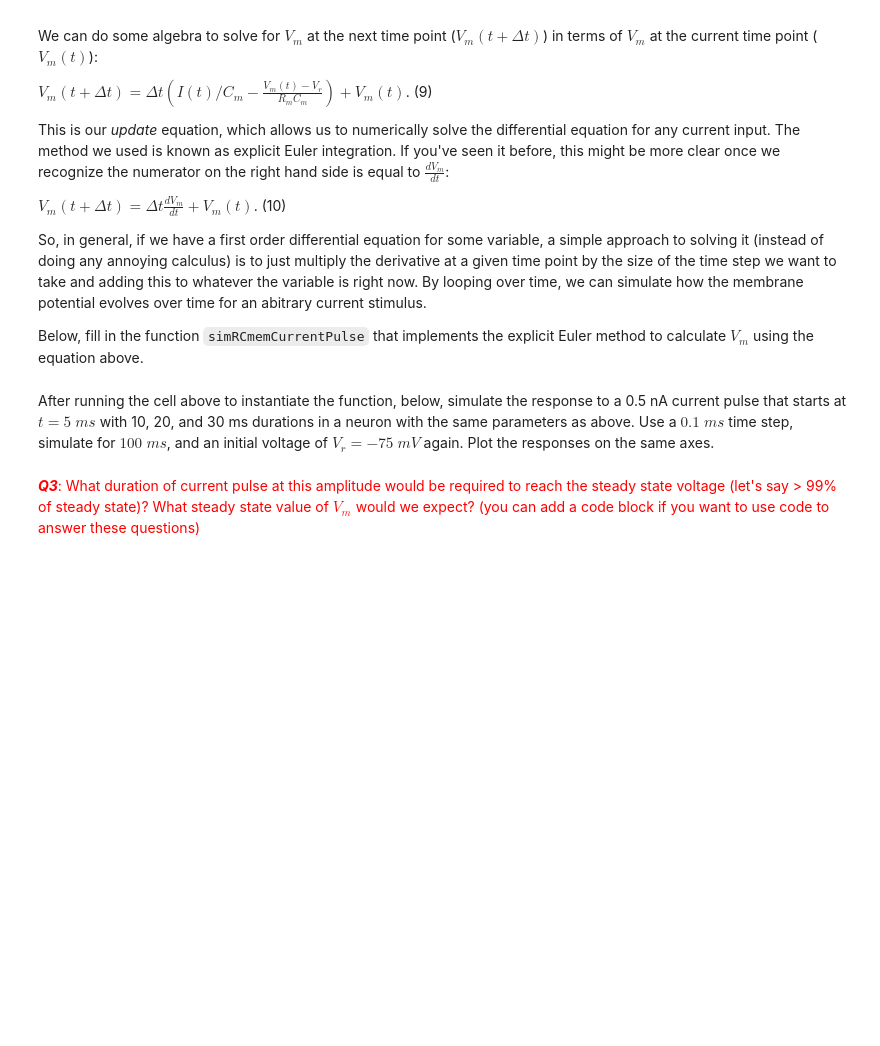
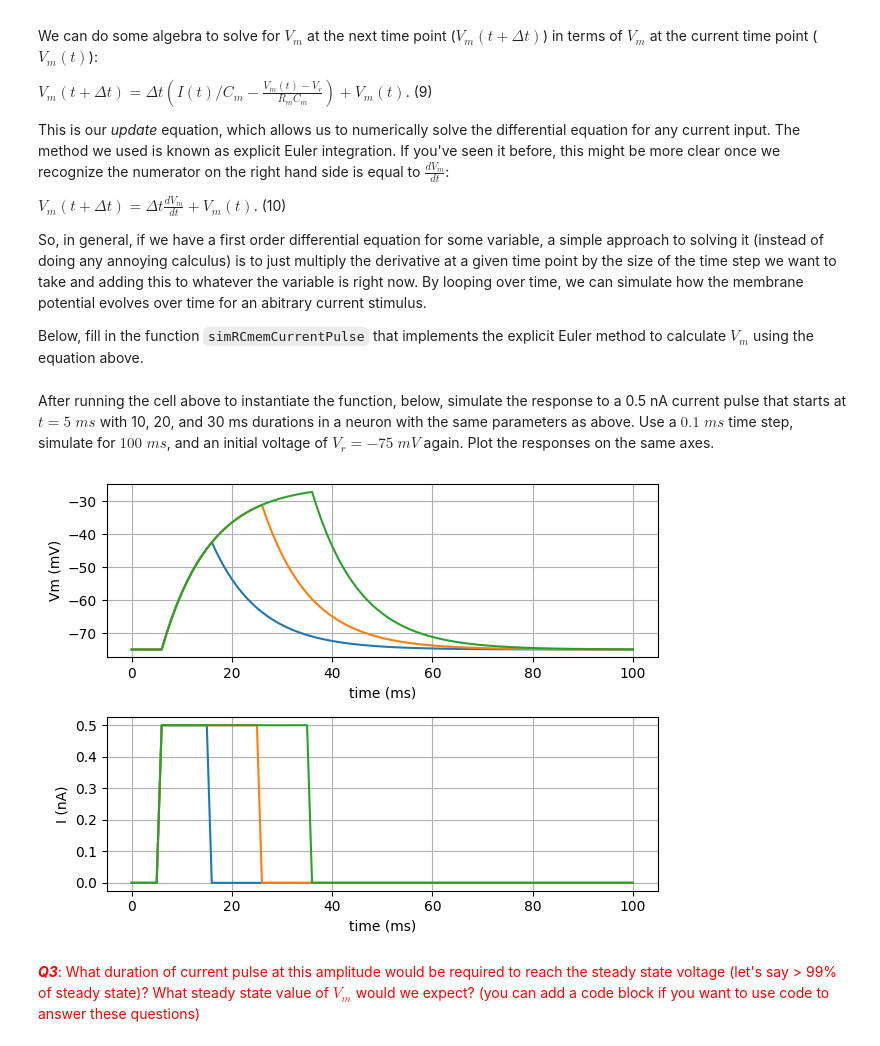
Before and after one commit to lw-miles24/4-CompModNervSys-RCmodel, a Jupyter notebook: CompModNervSys_exercise4.ipynb, the cells around one changed output. Drawn from its saved outputs; the diff is of its cells as text; code cells hidden in the pictures; blank space fills up the shorter version.

```diff
--- a/CompModNervSys_exercise4.ipynb
+++ b/CompModNervSys_exercise4.ipynb
@@ -126,47 +133,64 @@ def simRCmemCurrentPulse(dt,tstop,V0,Rm,Cm,Vr,I_amp,I_del,I_dur):
     # I_amp - amplitude of current pulse (nA)
     # I_del - delay of current pulse (nA)
     # I_dur - duration of current pulse (nA)
-    t = # add time vector here
+    t = np.linspace(0,tstop,int((tstop+1)/dt)) # add time vector here
     I = np.zeros(t.shape) # A
     I[np.logical_and(t > I_del, t <= I_del + I_dur)] = I_amp # make sure you understand how this line works
     Vm = np.zeros(t.shape)
     Vm[0] = V0
     for i in range(0,len(t)-1):
-        dVm_dt = # your code goes here
-        Vm[i+1] = dt*dVm_dt + Vm[i]
-
+      dVm_dt = (I[i] / Cm) - ((Vm[i] - Vr) / (Rm * Cm))
+      Vm[i+1] = dt*dVm_dt + Vm[i]
     return Vm,t,I
 # %% [markdown]
 After running the cell above to instantiate the function, below, simulate the response to a 0.5 nA current pulse that starts at $t = 5 \; ms$ with 10, 20, and 30 ms durations in a neuron with the same parameters as above. Use a $0.1 \; ms$ time step, simulate for $100 \; ms$, and an initial voltage of $V_{r}=-75 \; mV$ again. Plot the responses on the same axes.
 # %%
 # Define simulation parameters
-dt = # time step
-tstop = # duration of simulation (ms)
-V0 = # Initial voltage (mV)
+dt = 1 # time step (ms)
+tstop = 100 # duration of simulation (ms)
+V0 = -75 # Initial voltage (mV)
 
 # Define membrane parameters (checking units)
-Rm = # Membrane resistance (MOhm)
-Cm =  # Membrane capacitance (nF)
-Vr = # Rest potential (mV)
+Rm = 100 # Membrane resistance (MOhm)
+Cm = 0.1 # Membrane capacitance (nF)
+Vr = -75 # Rest potential (mV)
 
 # Define current stimulus
-I_amp =  # nA
-I_del =  # ms
-I_durs = [] # ms
+I_amp = 0.5 # nA
+I_del = 5 # ms
+I_durs = [10,20,30] # ms
 
+# initialize output arrays
 Vms = []
+ts = []
 Is = []
 for I_dur in I_durs:
-    # Loop through current durations
-    # get Vm and I values, append to lists Vms, Is
-
+  # Loop through current durations
+  # get Vm and I values, append to lists Vms, Is
+  Vms.append(simRCmemCurrentPulse(dt,tstop,V0,Rm,Cm,Vr,I_amp,I_del,I_dur)[0])
+  ts.append(simRCmemCurrentPulse(dt,tstop,V0,Rm,Cm,Vr,I_amp,I_del,I_dur)[1])
+  Is.append(simRCmemCurrentPulse(dt,tstop,V0,Rm,Cm,Vr,I_amp,I_del,I_dur)[2])
 
 # Plot
 fig = plt.figure()
 ax = fig.add_subplot(211)
-# Plot voltage traces vs time
+for Vm, t in zip(Vms, ts):
+  ax.plot(t,Vm)
+
+ax.set_xlabel('time (ms)')
+ax.set_ylabel('Vm (mV)')
+ax.grid(visible=True)
 
 ax = fig.add_subplot(212)
-# Plot current traces vs. time
+for I, t in zip(Is, ts):
+  ax.plot(t,I)
+
+ax.set_xlabel('time (ms)')
+ax.set_ylabel('I (nA)')
+ax.grid(visible=True)
+
+plt.tight_layout(h_pad=1.2)
+# %% [output]
+[figure, added]
 # %% [markdown]
 <span style="color:red"> ***Q3***: What duration of current pulse at this amplitude would be required to reach the steady state voltage (let's say > 99% of steady state)? What steady state value of $V_{m}$ would we expect? (you can add a code block if you want to use code to answer these questions) </span>
```
Also changed, not shown: parts of 15 cells of this notebook.
